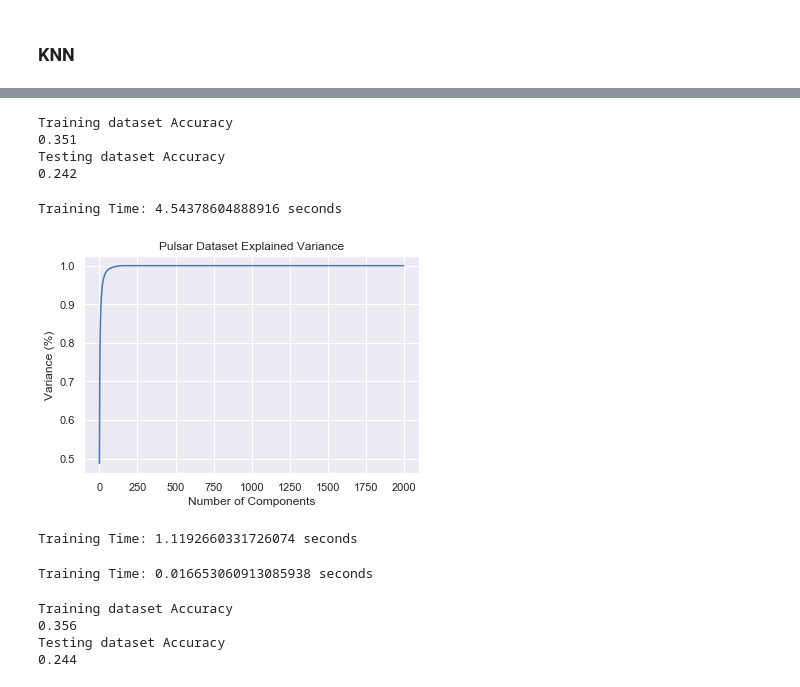
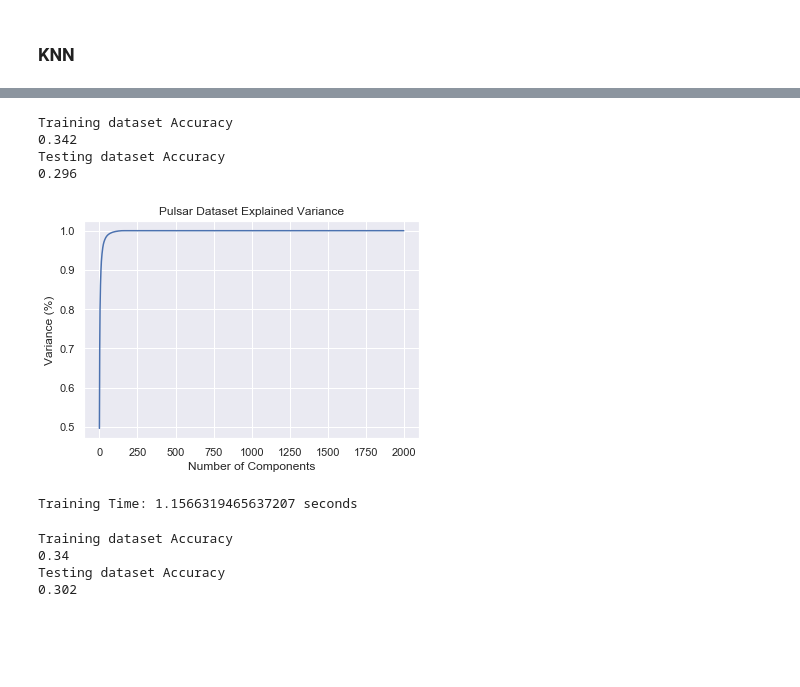
Before and after one commit to TZstatsADS/Fall2019-proj3-sec1--proj3-sec1-grp2, a Jupyter notebook: doc/Logistic/KNN+time_xgb_data_uniform_time.ipynb, the cells around one changed output, grey strips where cells are left out. Saved outputs shown, nothing was run; the diff lists cells and outputs as text; code cells hidden in the pictures; blank space fills up the shorter version.

```diff
--- a/doc/Logistic/KNN+time_xgb_data_uniform_time.ipynb
+++ b/doc/Logistic/KNN+time_xgb_data_uniform_time.ipynb
@@ -286,51 +298,40 @@ print(train_accuracy)
 print("Testing dataset Accuracy")
 test_accuracy = knn.score(test_x, test_y)
 print(test_accuracy)
+acc_diff_KN_euc = 100*test_accuracy/train_accuracy
 # %% [output]
 Training dataset Accuracy
-0.351
+0.342
 Testing dataset Accuracy
-0.242
+0.296
 # %%
 #Fitting the PCA algorithm with our Data
-start = time.time()
 pca = PCA().fit(train_x)
 end = time.time()
-print("Training Time:","%s seconds"%(end - start))
-time_KN_pca = end - start
 
 #Plotting the Cumulative Summation of the Explained Variance
 plt.figure()
 plt.plot(np.cumsum(pca.explained_variance_ratio_))
 plt.xlabel('Number of Components')
 plt.ylabel('Variance (%)') #for each component
 plt.title('Pulsar Dataset Explained Variance')
 plt.show()
 # %% [output]
-Training Time: 4.54378604888916 seconds
-[figure, old version]
+[figure, new version]
 # %%
 start = time.time()
 
 pca = PCA(n_components=100).fit(train_x)
 train_x_reduce = pca.transform(train_x)
-
-end = time.time()
-print("Training Time:","%s seconds"%(end - start))
-time_KN_red1 = end - start
-# %% [output]
-Training Time: 1.1192660331726074 seconds
 # %%
-start = time.time()
-
 knn = KNeighborsClassifier(n_neighbors=35)
 knn.fit(train_x_reduce, train_y)
 
 end = time.time()
 print("Training Time:","%s seconds"%(end - start))
-time_KN_red2 = end - start
+time_KN_pca = end - start
 # %% [output]
-Training Time: 0.016653060913085938 seconds
+Training Time: 1.1566319465637207 seconds
 # %%
 print("Training dataset Accuracy")
 train_accuracy = knn.score(train_x_reduce, train_y)
@@ -338,10 +339,11 @@ print(train_accuracy)
 print("Testing dataset Accuracy")
 test_accuracy = knn.score(pca.transform(test_x), test_y)
 print(test_accuracy)
+acc_diff_KN_pca = 100*test_accuracy/train_accuracy
 # %% [output]
 Training dataset Accuracy
-0.356
+0.34
 Testing dataset Accuracy
-0.244
+0.302
 # %%
 #Time Plot
```
Also changed, not shown: parts of 18 cells of this notebook, 3 other files.
